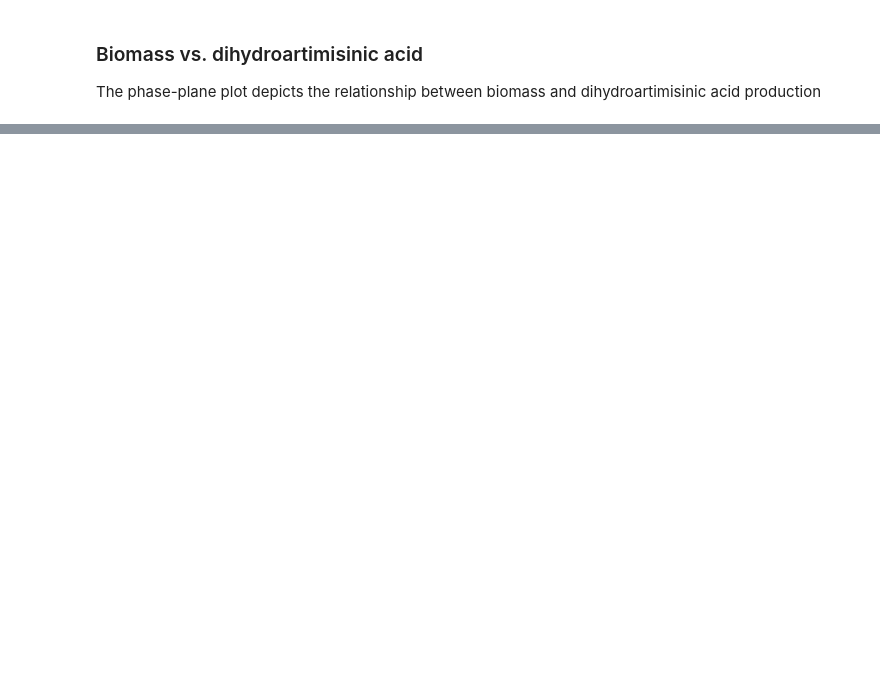
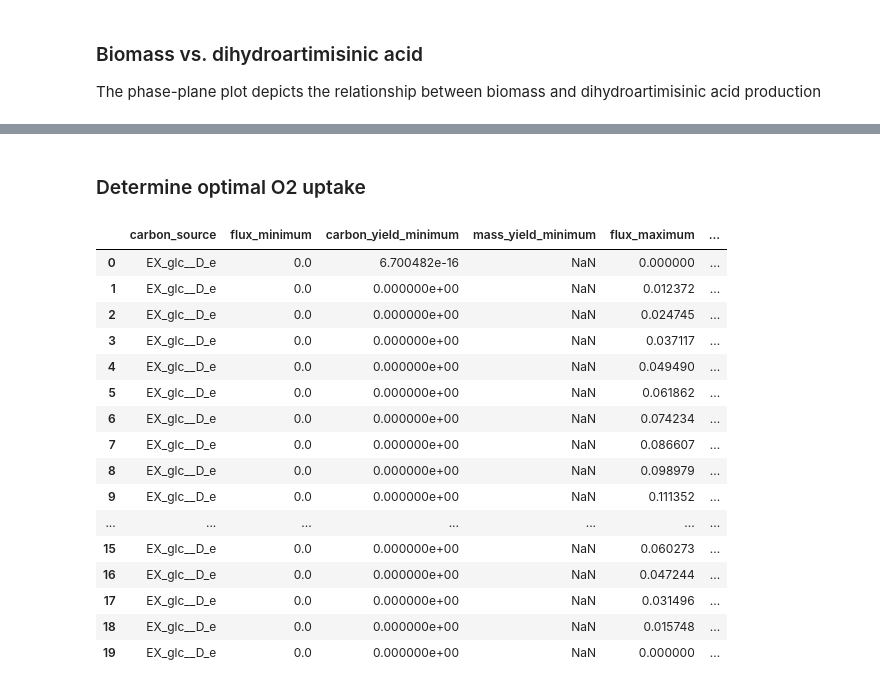
Before and after one commit to 27410/group-assignment-group6, a Jupyter notebook: 3_phenotypic_phase_planes.ipynb, the cells around one changed output, grey strips where cells are left out. Saved outputs shown, nothing was run; the diff lists cells and outputs as text; code cells hidden in the pictures; blank space fills up the shorter version.

```diff
--- a/2_phenotypic_phase_planes.ipynb
+++ b/3_phenotypic_phase_planes.ipynb
@@ -58,0 +75,25 @@ I DON'T KNOW WHICH TYPES OF PHASE PLANE WOULD BE SMART NOW, BUT IT IS EASY TO MA
+# %% [markdown]
+### Determine optimal O2 uptake
+# %%
+ppp_o2 = production_envelope(model,
+                    reactions=[model.reactions.EX_o2_e],
+                    objective=model.reactions.BIOMASS_BS_10)
+ppp_o2
+# %% [output]
+|  | carbon_source | flux_minimum | carbon_yield_minimum | mass_yield_minimum | flux_maximum | ... |
+| 0 | EX_glc__D_e | 0.0 | 6.700482e-16 | NaN | 0.000000 | ... |
+| 1 | EX_glc__D_e | 0.0 | 0.000000e+00 | NaN | 0.012372 | ... |
+| 2 | EX_glc__D_e | 0.0 | 0.000000e+00 | NaN | 0.024745 | ... |
+| 3 | EX_glc__D_e | 0.0 | 0.000000e+00 | NaN | 0.037117 | ... |
+| 4 | EX_glc__D_e | 0.0 | 0.000000e+00 | NaN | 0.049490 | ... |
+| 5 | EX_glc__D_e | 0.0 | 0.000000e+00 | NaN | 0.061862 | ... |
+| 6 | EX_glc__D_e | 0.0 | 0.000000e+00 | NaN | 0.074234 | ... |
+| 7 | EX_glc__D_e | 0.0 | 0.000000e+00 | NaN | 0.086607 | ... |
+| 8 | EX_glc__D_e | 0.0 | 0.000000e+00 | NaN | 0.098979 | ... |
+| 9 | EX_glc__D_e | 0.0 | 0.000000e+00 | NaN | 0.111352 | ... |
+| ... | ... | ... | ... | ... | ... | ... |
+| 15 | EX_glc__D_e | 0.0 | 0.000000e+00 | NaN | 0.060273 | ... |
+| 16 | EX_glc__D_e | 0.0 | 0.000000e+00 | NaN | 0.047244 | ... |
+| 17 | EX_glc__D_e | 0.0 | 0.000000e+00 | NaN | 0.031496 | ... |
+| 18 | EX_glc__D_e | 0.0 | 0.000000e+00 | NaN | 0.015748 | ... |
+| 19 | EX_glc__D_e | 0.0 | 0.000000e+00 | NaN | 0.000000 | ... |
```
Also changed, not shown: parts of 9 cells of this notebook, 4 other files.
